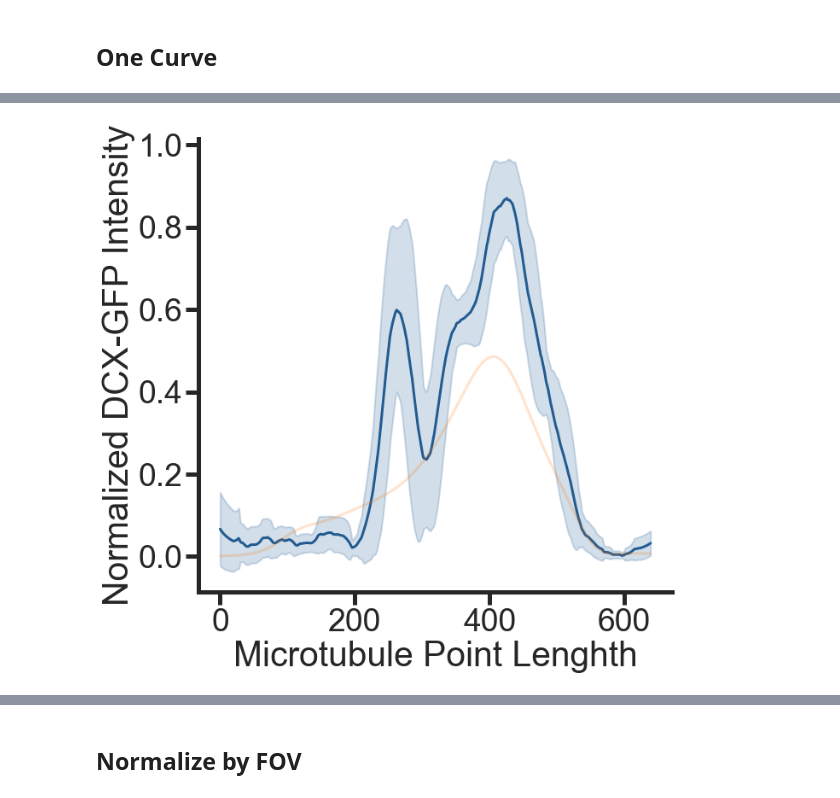
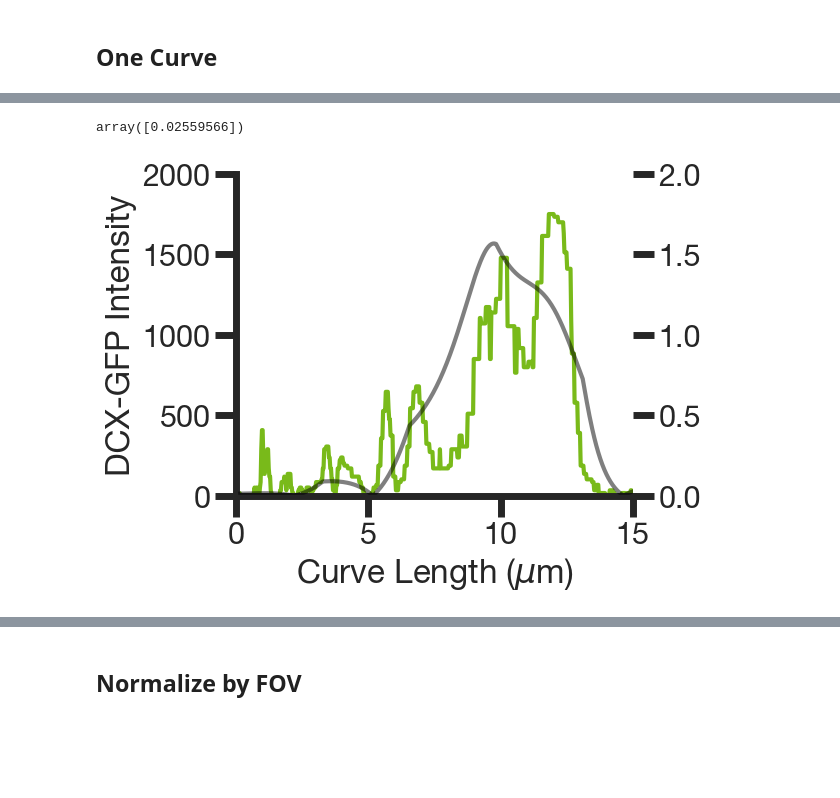
Before and after one commit to sofiacruzt/sofia-brouhardlab, a Jupyter notebook: curvature_taxol/curvature.ipynb, the cells around one changed output, grey strips where cells are left out. Cells and saved outputs as stored; diff of their text form; code cells hidden in the pictures; blank space fills up the shorter version.

Commit message:
figure making

```diff
--- a/curvature_taxol/curvature.ipynb
+++ b/curvature_taxol/curvature.ipynb
@@ -298,12 +304,12 @@ data_unique
 # %%
-def single_curve(data,i):
-    singlecurve = data.loc[(data['Date'] == data_unique['Date'].values[i]) &
-                 (data['CH'] == data_unique['CH'].values[i]) &
-                 (data['Filename'] == data_unique['Filename'].values[i]) &
-                 (data['Curve Name'] == data_unique['Curve Name'].values[i])
+def single_curve(data,date,ch,filename,curvename):
+    singlecurve = data.loc[(data['Date'] == date) &
+                 (data['CH'] == ch) &
+                 (data['Filename'] == filename) &
+                 (data['Curve Name'] == curvename)
                 ]
     return singlecurve
 # %%
-singlecurve = single_curve(analze_data,30)
+singlecurve = single_curve(analze_data,'2023-04-05',5,'7-Stack_final_amplified','CURVE 1')
 singlecurve
 # %% [output]
@@ -375,33 +381,47 @@ See the caveats in the documentation: http://pandas.pydata.org/pandas-docs/stabl
 640 rows × 22 columns
+# %%
+
+curve_len = pd.unique(singlecurve['Curve Length (um)'].values)
+kappa_len = len(data['Green Intensity'].values)
+point_len = curve_len / kappa_len
+point_len
+# %% [output]
+array([0.02559566])
 # %%
 #data = data.sort_values(by=['Point Curvature (um-1)'])
 
-fig, ax = plt.subplots(1,1,figsize=(10.5,10))
+fig, ax = plt.subplots(1,1,figsize=(6.67,5))
+ax2 = ax.twinx()
 
 #x = data['Point Curvature (um-1)'].values
-x = range(0,len(data['Green Intensity'].values))
-y = data['Point Curvature (um-1) Rolling'].values
-mean = data['Green Intensity Rolling'].values
-std = data['Green Intensity Rolling std'].values
+x = range(0,len(data['Green Intensity'].values)) * point_len
+y = singlecurve['Point Curvature (um-1)'].values
+mean = singlecurve['Green Intensity'].values
+# std = singlecurve['Green Intensity Rolling std'].values
 
-plt.plot(x, mean, color=snsblue)
-plt.plot(x, y, color=orange, alpha=0.2)
-plt.fill_between(x, mean - std, mean + std, color=snsblue, alpha=0.2)
+ax2.plot(x, y, color=black, alpha=0.5)
+ax.plot(x, mean, color=green)
 
-ax.set_ylabel('Normalized DCX-GFP Intensity')
-ax.set_xlabel('Microtubule Point Lenghth')
-#ax.set_xlim(0,1.5)
-#ax.set_ylim(0,0.8)
+# plt.fill_between(x, mean - std, mean + std, color=snsblue, alpha=0.2)
+
+ax.set_ylabel('DCX-GFP Intensity')
+ax.set_xlabel('Curve Length (' r'$\mu$' 'm)'  )
+ax.set_xlim(0,15)
+ax.set_ylim(0,2000)
+ax2.set_ylim(0,2)
+ax.set_xticks(np.arange(0, 15.1, 5))
 
 sns.set_style("ticks")
 sns.despine()
 ax.spines['left'].set_lw(5)
+
 ax.spines['bottom'].set_lw(5)
 ax.tick_params(axis='both', width = 5, length = 15)
-sns.set_context("poster", font_scale=1.7, rc={"lines.linewidth":3.0})
+ax2.tick_params(axis='both', width = 5, length = 15)
+sns.set_context("poster", font_scale=1, rc={"lines.linewidth":3.0})
 
 plt.tight_layout()
-
-#plt.savefig(path/('curvature_dcx_'+date_today+'.svg'))
+sns.set_style({'font.family':'Helvetica Neue LT Std', 'font.serif':'Helvetica Neue LT Std'})
+plt.savefig(path/('curvature_dcx_'+date_today+'.pdf'))
 # %% [output]
-[figure, old version]
+[figure, new version]
```
Also changed, not shown: parts of 11 cells of this notebook.
